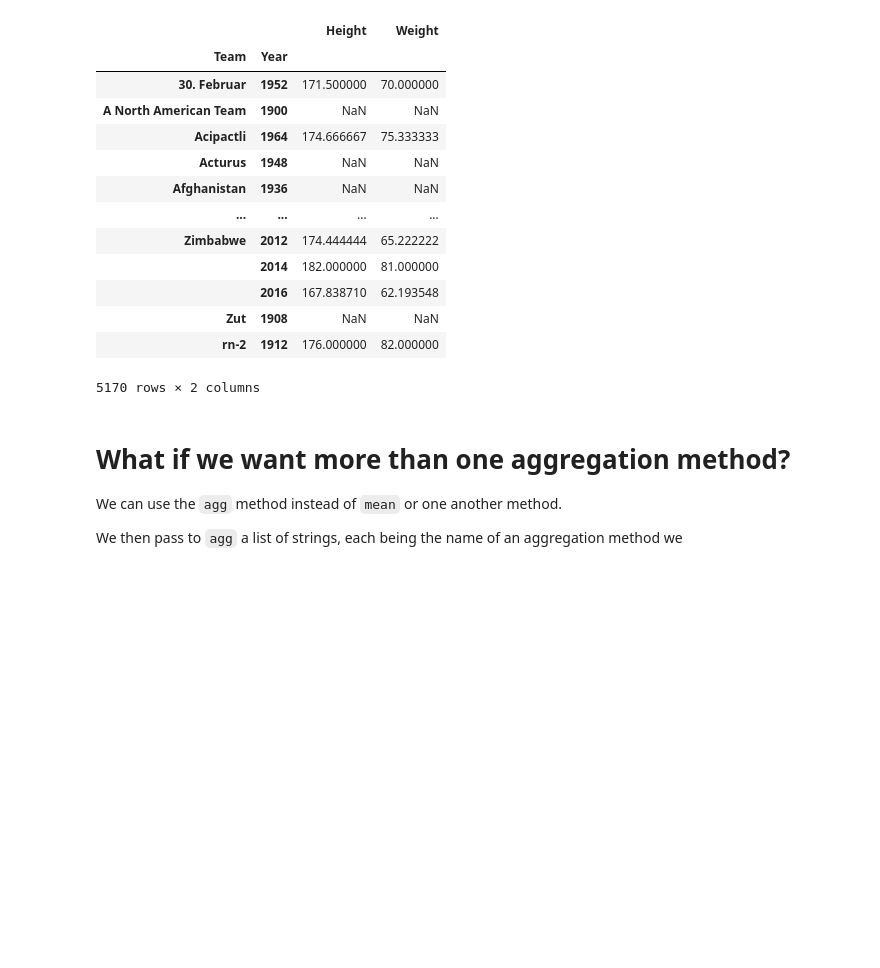
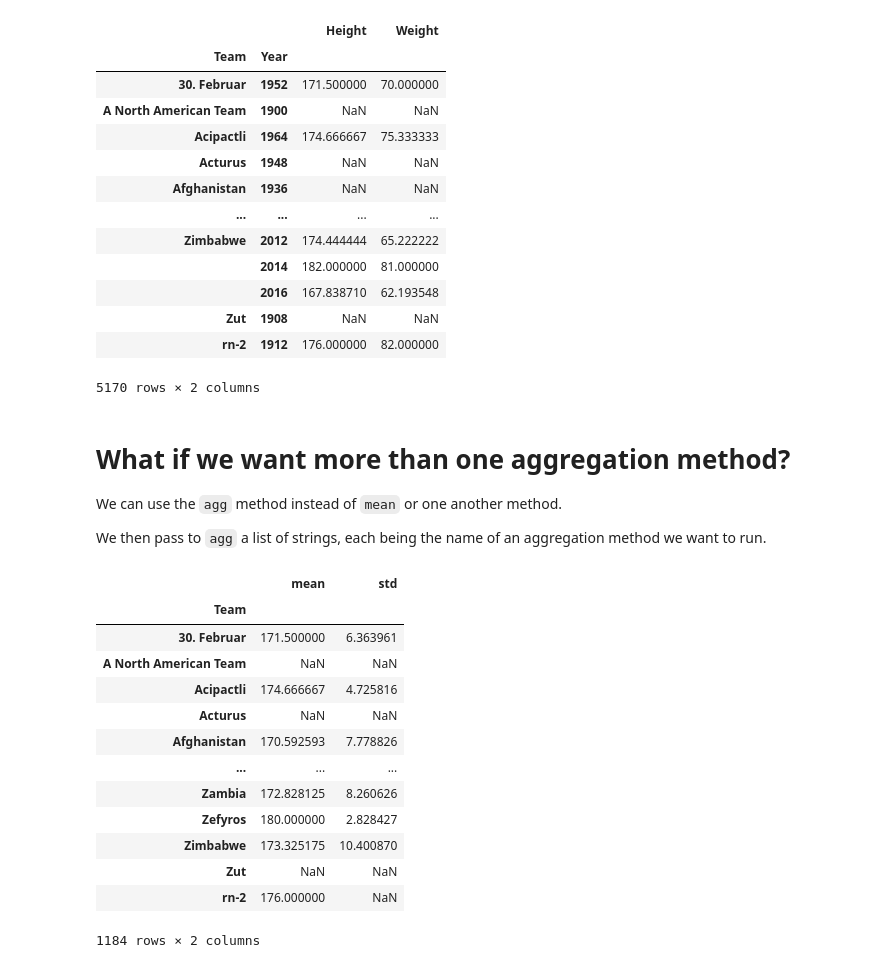
Before and after one commit to opagani/2024-08Aug-21-grouping, a Jupyter notebook: LernerPython - 2024-08Aug-21-grouping.ipynb, the cells around one changed output. Cells and saved outputs as stored; diff of their text form; code cells hidden in the pictures; blank space fills up the shorter version.

```diff
--- a/LernerPython - 2024-08Aug-21-grouping.ipynb
+++ b/LernerPython - 2024-08Aug-21-grouping.ipynb
@@ -446,4 +446,24 @@ df.groupby('Team')[['Height', 'Weight']].mean()
 
 We can use the `agg` method instead of `mean` or one another method.
 
-We then pass to `agg` a list of strings, each being the name of an aggregation method we
+We then pass to `agg` a list of strings, each being the name of an aggregation method we want to run.
+# %%
+(
+    df
+    .groupby('Team')['Height'].agg(['mean', 'std'])
+)
+# %% [output]
+|  | mean | std |
+| Team |  |  |
+| 30. Februar | 171.500000 | 6.363961 |
+| A North American Team | NaN | NaN |
+| Acipactli | 174.666667 | 4.725816 |
+| Acturus | NaN | NaN |
+| Afghanistan | 170.592593 | 7.778826 |
+| ... | ... | ... |
+| Zambia | 172.828125 | 8.260626 |
+| Zefyros | 180.000000 | 2.828427 |
+| Zimbabwe | 173.325175 | 10.400870 |
+| Zut | NaN | NaN |
+| rn-2 | 176.000000 | NaN |
+1184 rows × 2 columns
```
Also changed, not shown: parts of 1 cell of this notebook.
